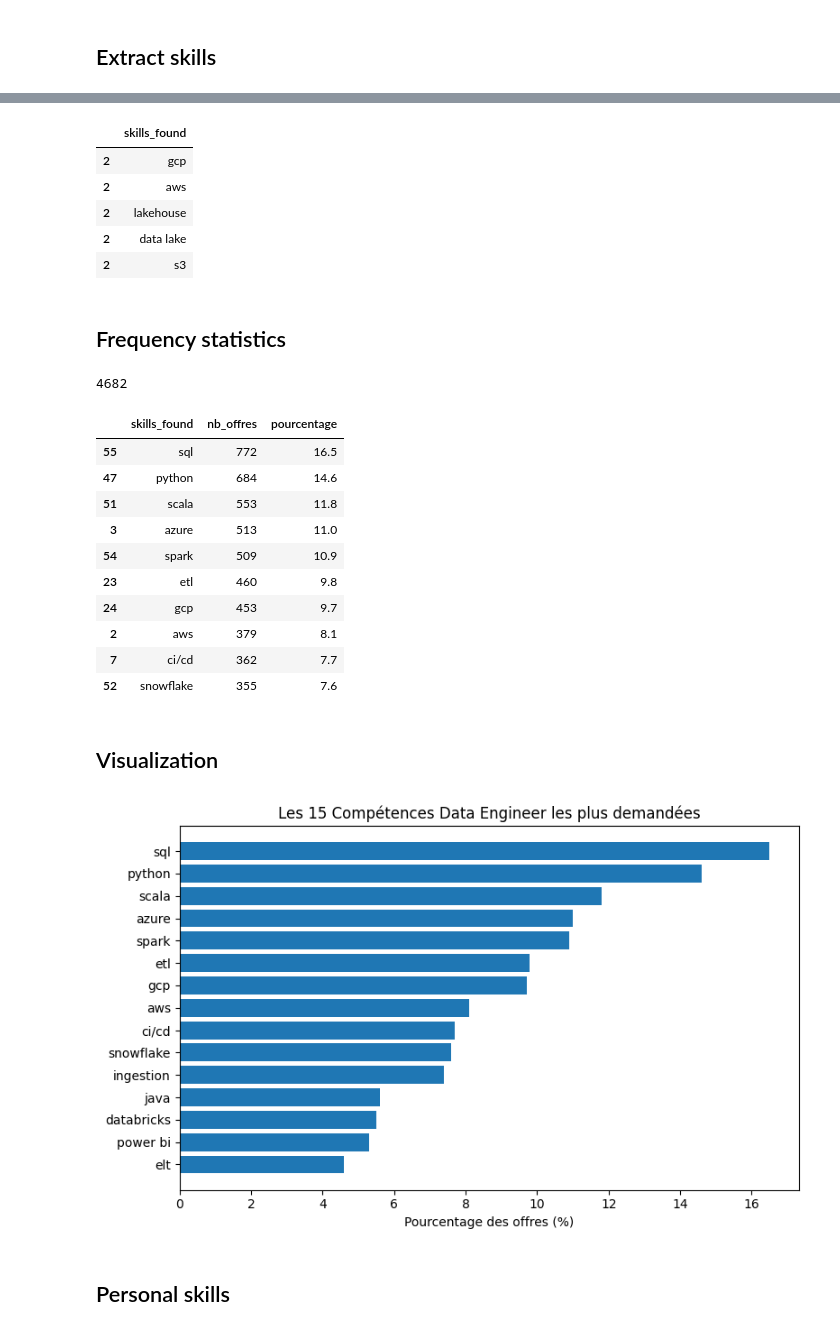
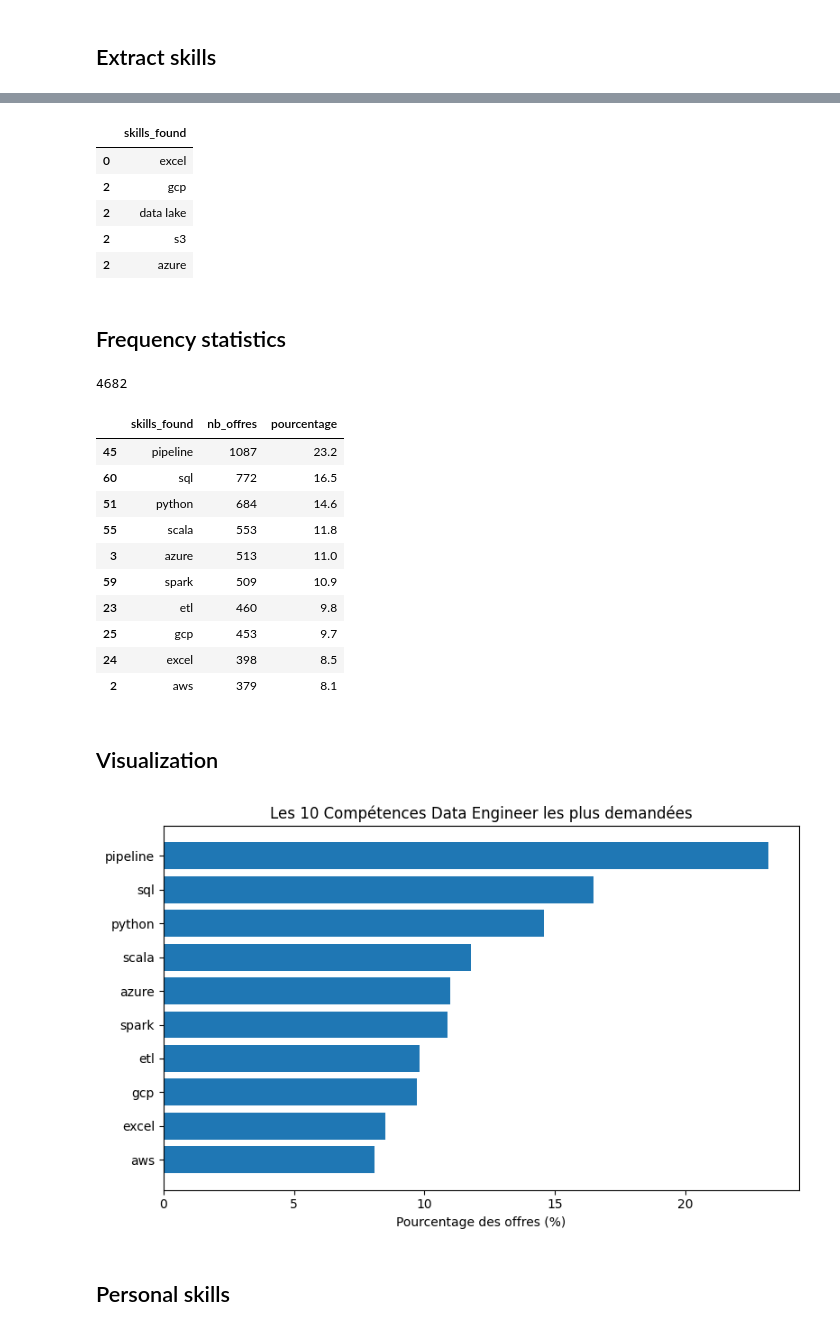
Before and after one commit to thcarole1/data-engineer-skills, a Jupyter notebook: notebooks/Data engineer skills.ipynb, the cells around one changed output, grey strips where cells are left out. Drawn from its saved outputs; the diff is of its cells as text; code cells hidden in the pictures.

```diff
--- a/notebooks/Data engineer skills.ipynb
+++ b/notebooks/Data engineer skills.ipynb
@@ -101,0 +104,3 @@ display(df)
+# %%
+# Convert publishing date column type from object to date
+df["date_publication"] = pd.to_datetime(df["date_publication"], format="%Y-%m-%d").dt.date
@@ -136,12 +168,12 @@ df["clean_description"] = df["description"].astype(str).apply(clean_text)
 # %%
 DATA_ENGINEER_ONTOLOGY = {
     "Langages": [
-        "python", "sql", "scala", "java", "bash"
+        "python", "sql", "scala", "java", "bash","shell"
     ],
     "Bases_de_donnees": [
         "postgresql", "mysql", "sql server", "oracle",
         "snowflake", "bigquery", "redshift", "synapse",
-        "mongodb", "cassandra", "dynamodb", "elasticsearch"
+        "mongodb", "cassandra", "dynamodb", "elasticsearch", "nosql"
     ],
     "Modelisation_et_architecture": [
         "data modeling", "dimensional modeling",
@@ -150,7 +182,7 @@ DATA_ENGINEER_ONTOLOGY = {
         "lambda architecture", "medallion architecture"
     ],
     "Pipelines_et_orchestration": [
-        "etl", "elt", "data pipeline", "ingestion",
+        "etl", "elt", "data pipeline", "ingestion","pipeline", "orchestration",
         "airflow", "dagster", "prefect"
     ],
     "Big_Data": [
@@ -175,7 +207,7 @@ DATA_ENGINEER_ONTOLOGY = {
     ],
     "Analytics_enablement": [
         "dbt", "semantic layer",
-        "power bi", "tableau", "looker"
+        "power bi", "tableau", "looker","excel"
     ]
 }
 # %%
@@ -209,11 +241,11 @@ skills_long = skills_long.dropna(subset=["skills_found"])
 skills_long[["skills_found"]].head()
 # %% [output]
 |  | skills_found |
+| 0 | excel |
 | 2 | gcp |
-| 2 | aws |
-| 2 | lakehouse |
 | 2 | data lake |
 | 2 | s3 |
+| 2 | azure |
 # %% [markdown]
 ## Frequency statistics
 # %%
@@ -236,35 +268,35 @@ skills_stats.head(10)
 # %% [output]
 4682
 |  | skills_found | nb_offres | pourcentage |
-| 55 | sql | 772 | 16.5 |
-| 47 | python | 684 | 14.6 |
-| 51 | scala | 553 | 11.8 |
+| 45 | pipeline | 1087 | 23.2 |
+| 60 | sql | 772 | 16.5 |
+| 51 | python | 684 | 14.6 |
+| 55 | scala | 553 | 11.8 |
 | 3 | azure | 513 | 11.0 |
-| 54 | spark | 509 | 10.9 |
+| 59 | spark | 509 | 10.9 |
 | 23 | etl | 460 | 9.8 |
-| 24 | gcp | 453 | 9.7 |
+| 25 | gcp | 453 | 9.7 |
+| 24 | excel | 398 | 8.5 |
 | 2 | aws | 379 | 8.1 |
-| 7 | ci/cd | 362 | 7.7 |
-| 52 | snowflake | 355 | 7.6 |
 # %% [markdown]
 ## Visualization
 # %%
 # Display the top n in-demand skills
-top_n = 15
+top_n = 10
 
 # Plot the percentage of job postings mentionning a specific skill
 plt.figure(figsize=(8, 5))
 plt.barh(
     skills_stats.head(top_n)["skills_found"],
     skills_stats.head(top_n)["pourcentage"]
 )
 plt.xlabel("Pourcentage des offres (%)")
 plt.title(f"Les {top_n} Compétences Data Engineer les plus demandées")
 plt.gca().invert_yaxis()
 plt.tight_layout()
 plt.show()
 # %% [output]
-[figure, old version]
+[figure, new version]
 # %% [markdown]
 ## Personal skills
 # %%
```
Also changed, not shown: parts of 8 cells of this notebook.
